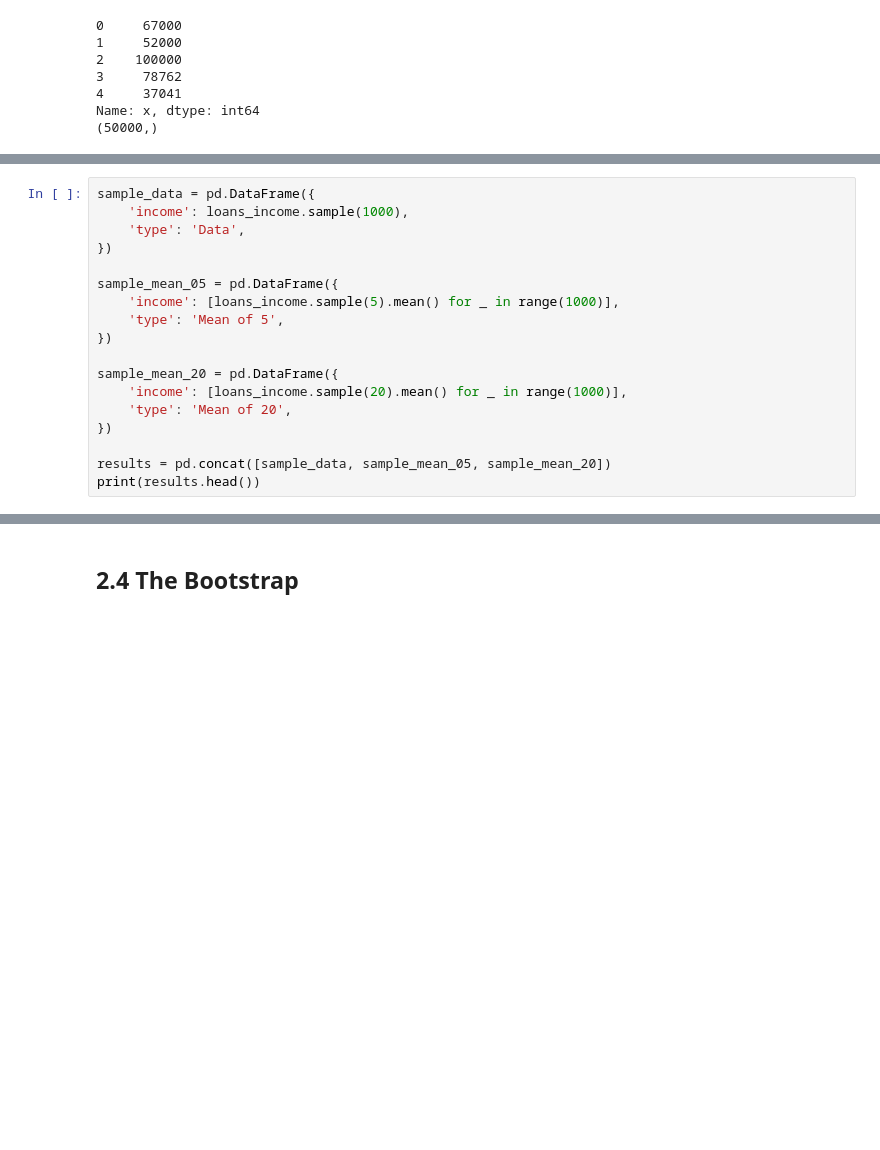
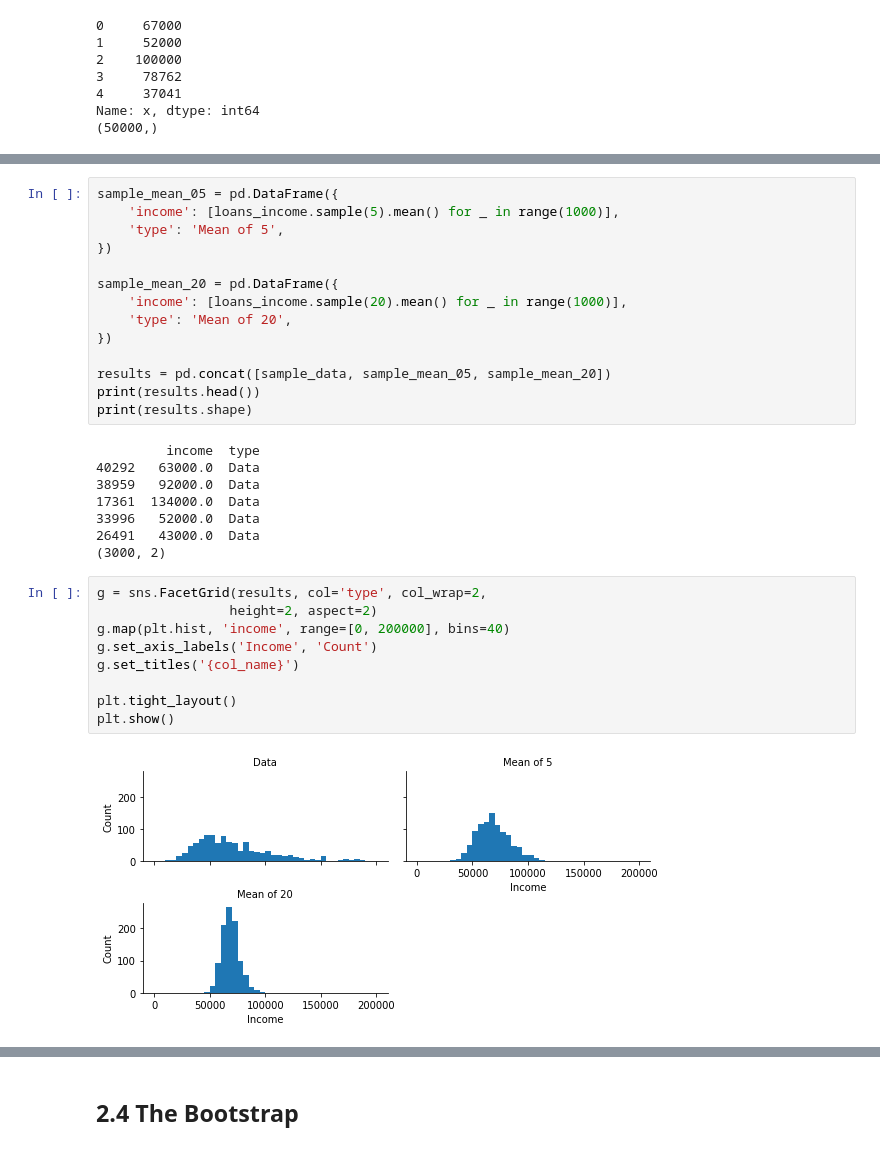
Before and after one commit to young-hwanlee/my-practical-statistics-for-data-scientists, a Jupyter notebook: Chapter_2_Data_and_Sampling_Distributions.ipynb, the cells around one changed output, grey strips where cells are left out. Saved outputs shown, nothing was run; the diff lists cells and outputs as text; blank space fills up the shorter version.

```diff
--- a/Chapter_2_Data_and_Sampling_Distributions.ipynb
+++ b/Chapter_2_Data_and_Sampling_Distributions.ipynb
@@ -85,9 +126,4 @@ Name: x, dtype: int64
 # %%
-sample_data = pd.DataFrame({
-    'income': loans_income.sample(1000),
-    'type': 'Data',
-})
-
 sample_mean_05 = pd.DataFrame({
     'income': [loans_income.sample(5).mean() for _ in range(1000)],
     'type': 'Mean of 5',
@@ -100,4 +136,24 @@ sample_mean_20 = pd.DataFrame({
 
 results = pd.concat([sample_data, sample_mean_05, sample_mean_20])
 print(results.head())
+print(results.shape)
+# %% [output]
+         income  type
+40292   63000.0  Data
+38959   92000.0  Data
+17361  134000.0  Data
+33996   52000.0  Data
+26491   43000.0  Data
+(3000, 2)
+# %%
+g = sns.FacetGrid(results, col='type', col_wrap=2,
+                 height=2, aspect=2)
+g.map(plt.hist, 'income', range=[0, 200000], bins=40)
+g.set_axis_labels('Income', 'Count')
+g.set_titles('{col_name}')
+
+plt.tight_layout()
+plt.show()
+# %% [output]
+[figure, added]
 # %%
```
Also changed, not shown: parts of 30 cells of this notebook.
